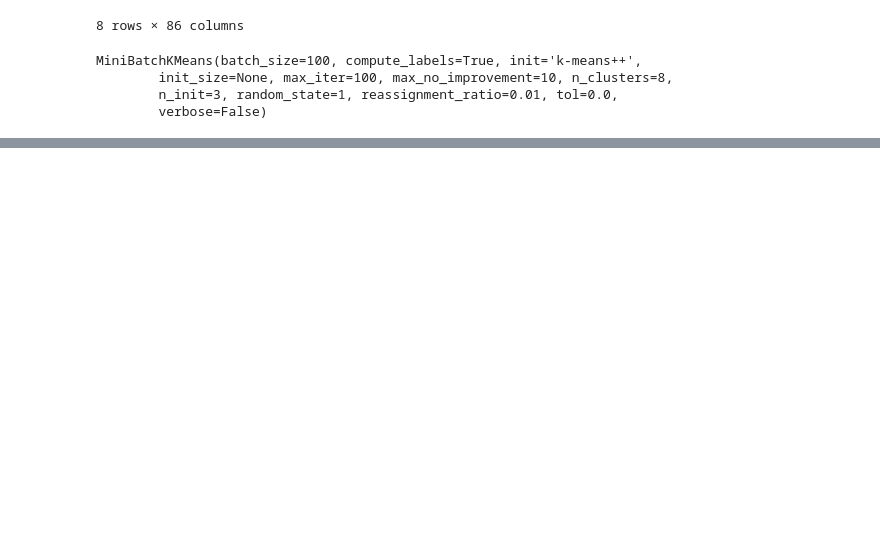
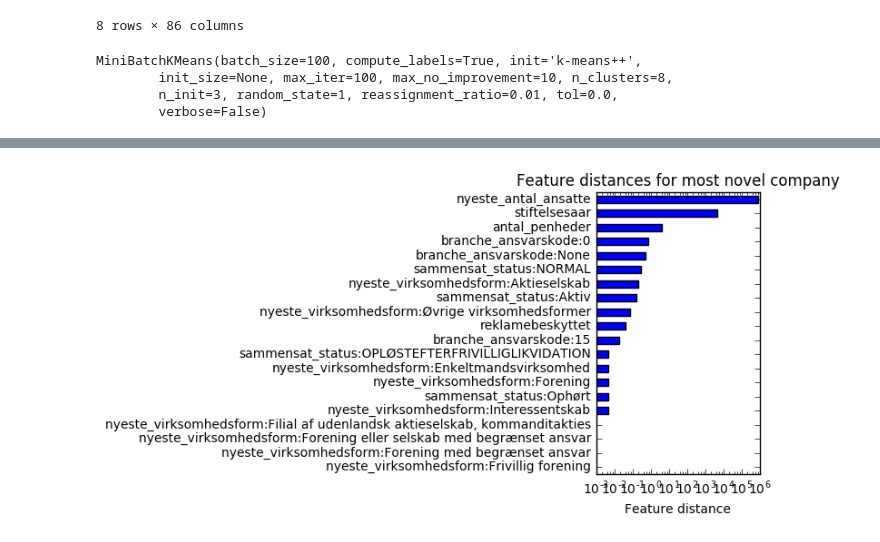
Before and after one commit to fnielsen/cvrminer, a Jupyter notebook: notebooks/Outlier detection.ipynb, the cells around one changed output, grey strips where cells are left out. Cells and saved outputs as stored; diff of their text form; code cells hidden in the pictures; blank space fills up the shorter version.

```diff
--- a/notebooks/Outlier detection.ipynb
+++ b/notebooks/Outlier detection.ipynb
@@ -121,0 +128,4 @@ show()
+# %%
+index_of_interest = index_for_max
+index_of_interest = df.index.get_loc(56994912)  # SAS Danmark A/S
+df.iloc[index_of_interest, :]
@@ -122,17 +142,18 @@ show()
 # %%
 # Bar plot of feature distances for a company
-feature_distances_for_all = (dfni - clusterer.cluster_centers_[clusterer.labels_, :]) ** 2
-feature_distance = Series(feature_distances_for_all[index_for_max, :], index=dfn.columns)
+feature_distance = Series(feature_distances_for_all[index_of_interest, :], index=dfn.columns)
 feature_distance.sort_values(inplace=True, ascending=False)
 feature_distance.iloc[:20][::-1].plot(kind='barh')
 ax = gca()
 pos = ax.get_position()
 pos.x0 = 0.6
 ax.set_position(pos)
 ax.set_xscale('log')
 xlabel('Feature distance')
 title('Feature distances for most novel company')
 show()
+# %% [output]
+[figure, added]
 # %%
 # Write results to an HTML file
 filename = expanduser('~/workspace/cvrminer/virksomheder-report.html')
```
Also changed, not shown: parts of 7 cells of this notebook.
